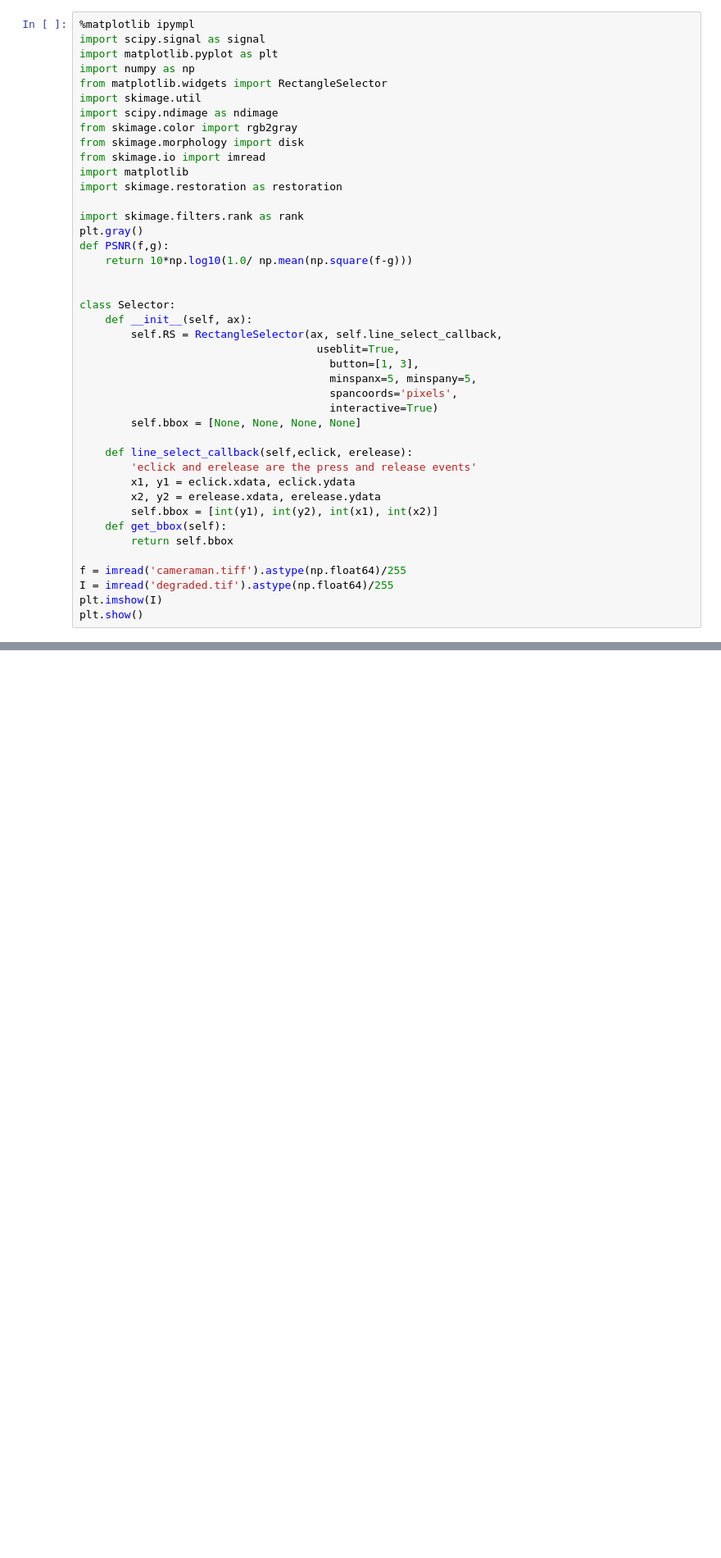
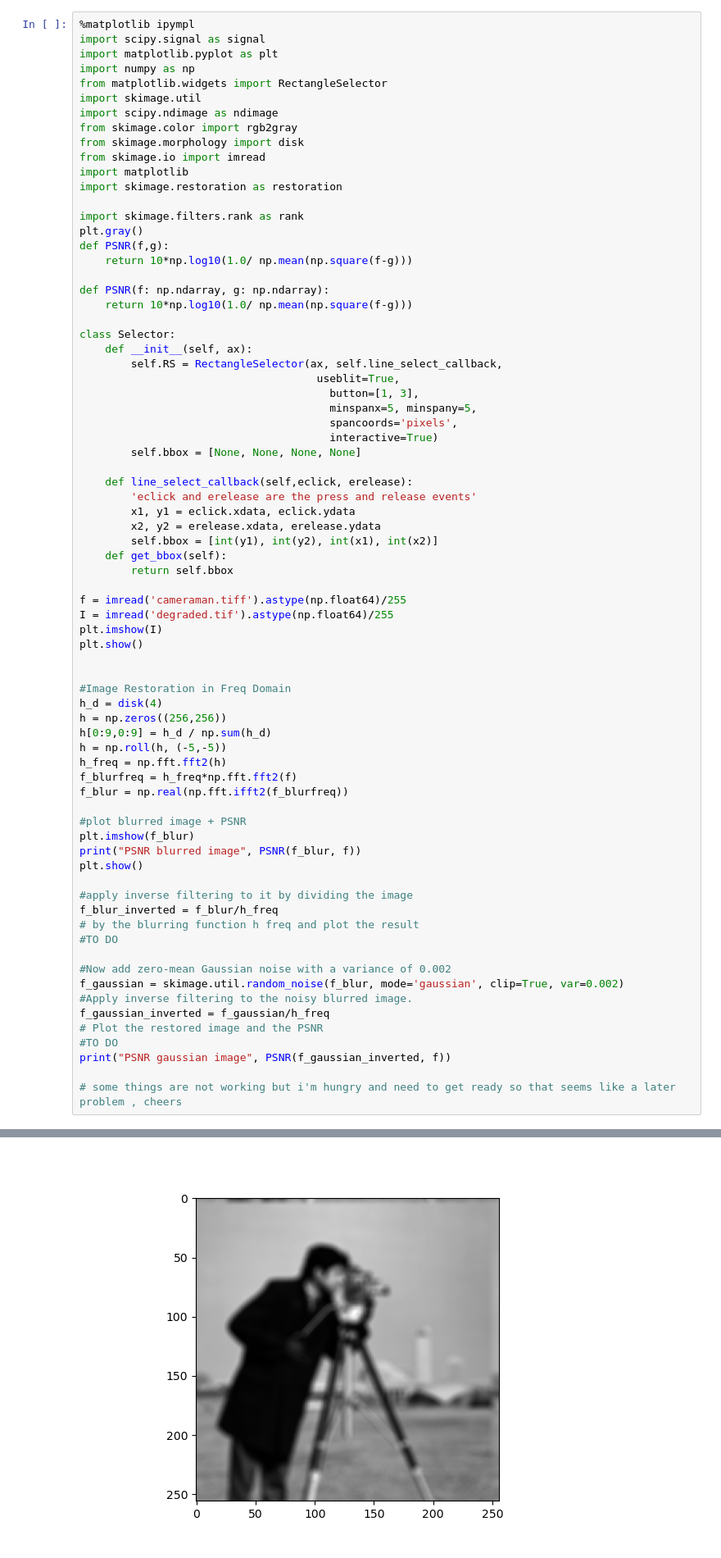
Before and after one commit to sarahmacintosh/syde575-lab, a Jupyter notebook: lab4.ipynb, the cells around one changed output, grey strips where cells are left out. Shown: that part at 82% size. Drawn from its saved outputs; the diff is of its cells as text; blank space fills up the shorter version.

```diff
--- a/lab4.ipynb
+++ b/lab4.ipynb
@@ -17,6 +17,8 @@ plt.gray()
 def PSNR(f,g):
     return 10*np.log10(1.0/ np.mean(np.square(f-g)))
 
+def PSNR(f: np.ndarray, g: np.ndarray):
+    return 10*np.log10(1.0/ np.mean(np.square(f-g)))
 
 class Selector:
     def __init__(self, ax):
@@ -40,5 +42,35 @@ f = imread('cameraman.tiff').astype(np.float64)/255
 I = imread('degraded.tif').astype(np.float64)/255
 plt.imshow(I)
 plt.show()
+
+
+#Image Restoration in Freq Domain
+h_d = disk(4)
+h = np.zeros((256,256))
+h[0:9,0:9] = h_d / np.sum(h_d)
+h = np.roll(h, (-5,-5))
+h_freq = np.fft.fft2(h)
+f_blurfreq = h_freq*np.fft.fft2(f)
+f_blur = np.real(np.fft.ifft2(f_blurfreq))
+
+#plot blurred image + PSNR
+plt.imshow(f_blur)
+print("PSNR blurred image", PSNR(f_blur, f))
+plt.show()
+
+#apply inverse filtering to it by dividing the image
+f_blur_inverted = f_blur/h_freq
+# by the blurring function h freq and plot the result
+#TO DO
+
+#Now add zero-mean Gaussian noise with a variance of 0.002
+f_gaussian = skimage.util.random_noise(f_blur, mode='gaussian', clip=True, var=0.002)
+#Apply inverse filtering to the noisy blurred image.
+f_gaussian_inverted = f_gaussian/h_freq
+# Plot the restored image and the PSNR
+#TO DO
+print("PSNR gaussian image", PSNR(f_gaussian_inverted, f))
+
+# some things are not working but i'm hungry and need to get ready so that seems like a later problem , cheers
 # %% [output]
 [figure]
@@ -44,0 +78 @@ plt.show()
+[figure, added]
```
Also changed, not shown: parts of 1 cell of this notebook.
